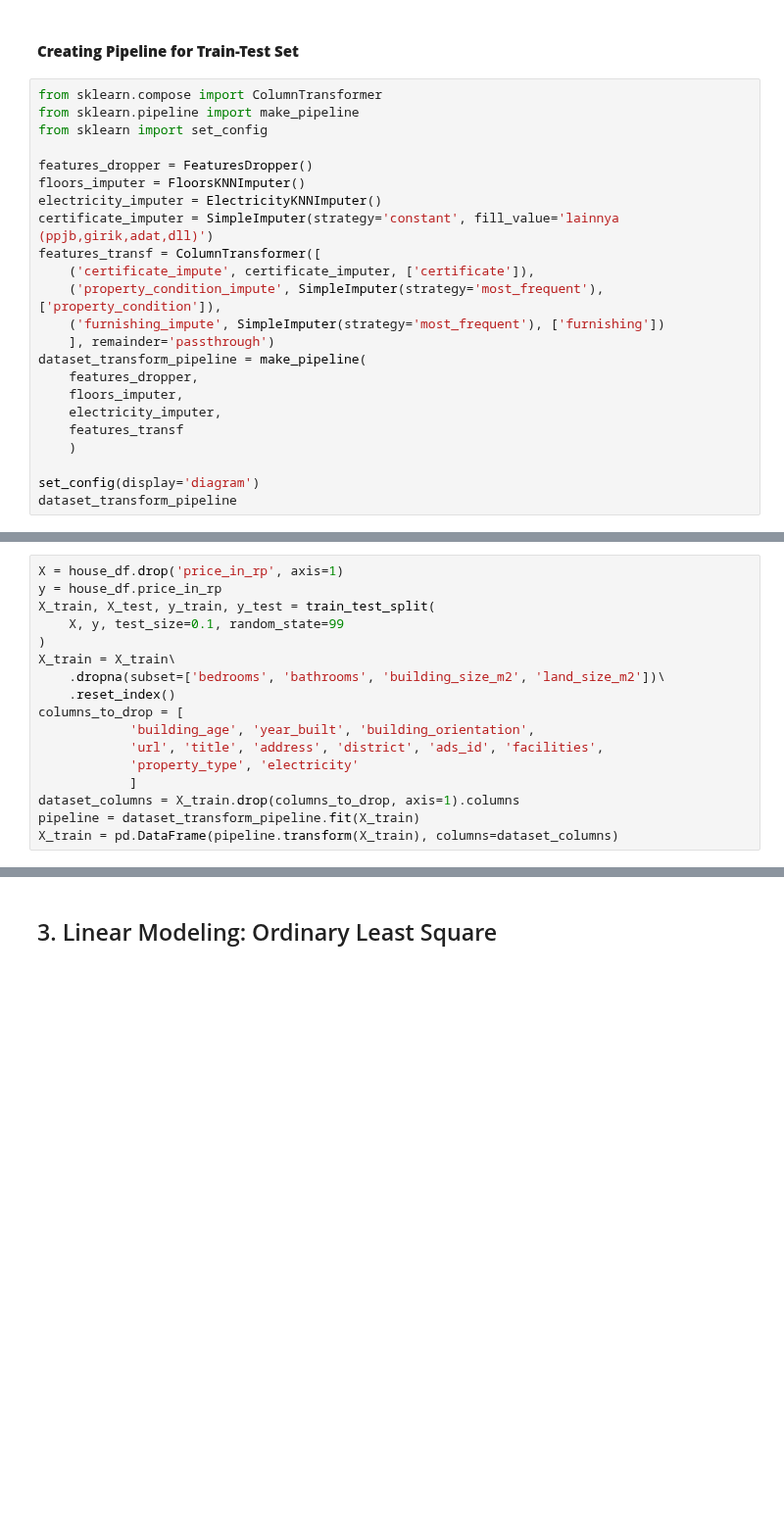
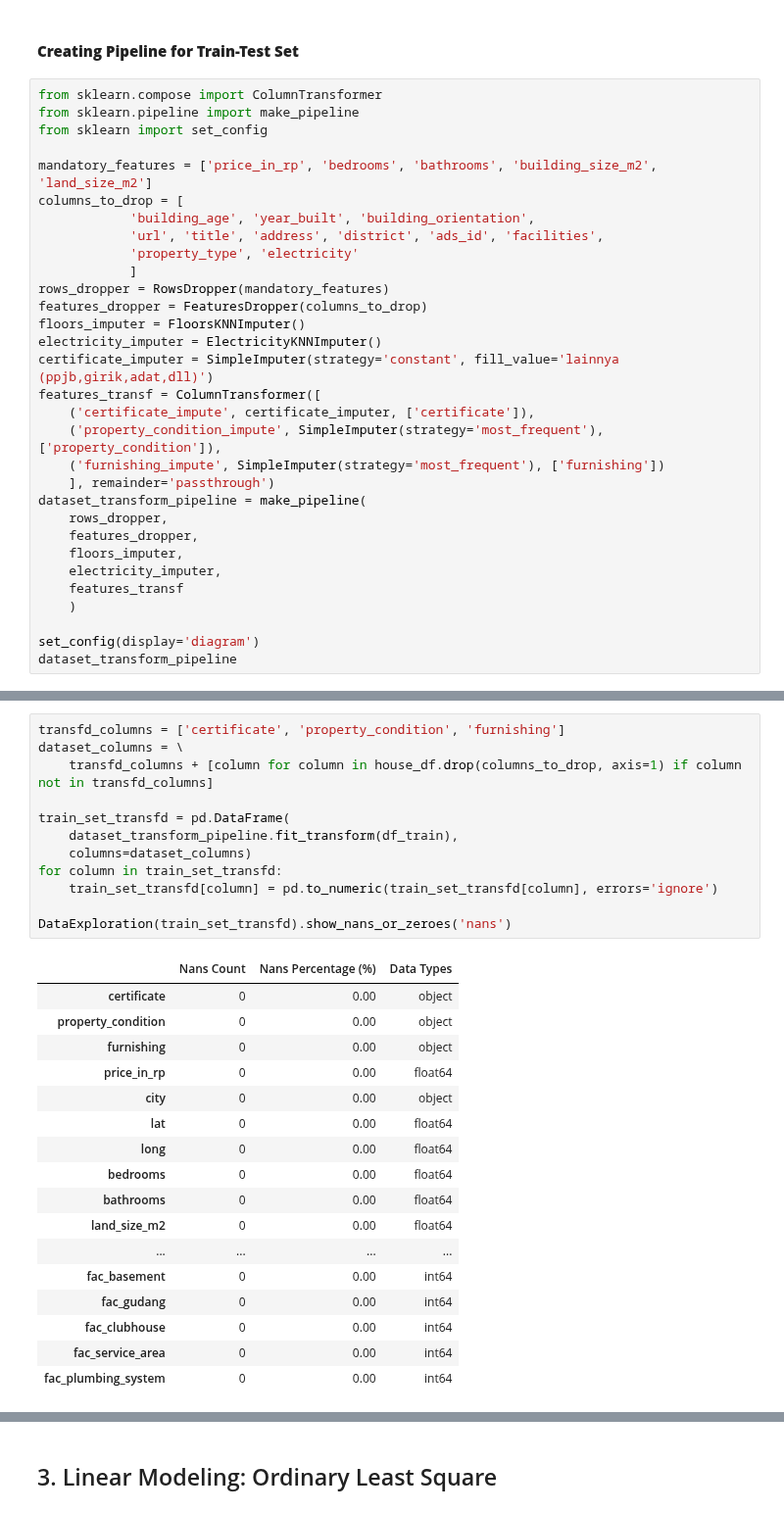
Before and after one commit to nbarizki/jabodetabekhousepricing, a Jupyter notebook: 3 - Linear Modeling of House Price.ipynb, the cells around one changed output, grey strips where cells are left out. Shown at 98% size. Drawn from its saved outputs; the diff is of its cells as text; blank space fills up the shorter version.

```diff
--- a/3 - Linear Modeling of House Price.ipynb
+++ b/3 - Linear Modeling of House Price.ipynb
@@ -250,7 +292,14 @@ from sklearn.compose import ColumnTransformer
 from sklearn.pipeline import make_pipeline
 from sklearn import set_config
 
-features_dropper = FeaturesDropper()
+mandatory_features = ['price_in_rp', 'bedrooms', 'bathrooms', 'building_size_m2', 'land_size_m2']
+columns_to_drop = [
+            'building_age', 'year_built', 'building_orientation',
+            'url', 'title', 'address', 'district', 'ads_id', 'facilities',
+            'property_type', 'electricity'
+            ]
+rows_dropper = RowsDropper(mandatory_features)
+features_dropper = FeaturesDropper(columns_to_drop)
 floors_imputer = FloorsKNNImputer()
 electricity_imputer = ElectricityKNNImputer()
 certificate_imputer = SimpleImputer(strategy='constant', fill_value='lainnya (ppjb,girik,adat,dll)')
@@ -260,6 +309,7 @@ features_transf = ColumnTransformer([
     ('furnishing_impute', SimpleImputer(strategy='most_frequent'), ['furnishing'])
     ], remainder='passthrough')
 dataset_transform_pipeline = make_pipeline(
+    rows_dropper,
     features_dropper,
     floors_imputer,
     electricity_imputer,
@@ -285,20 +336,3 @@ Pipeline(steps=[('featuresdropper', FeaturesDropper()),
                                                  ('furnishing_impute',
                                                   SimpleImputer(strategy='most_frequent'),
                                                   ['furnishing'])]))])
-# %%
-X = house_df.drop('price_in_rp', axis=1)
-y = house_df.price_in_rp
-X_train, X_test, y_train, y_test = train_test_split(
-    X, y, test_size=0.1, random_state=99
-)
-X_train = X_train\
-    .dropna(subset=['bedrooms', 'bathrooms', 'building_size_m2', 'land_size_m2'])\
-    .reset_index()
-columns_to_drop = [
-            'building_age', 'year_built', 'building_orientation',
-            'url', 'title', 'address', 'district', 'ads_id', 'facilities',
-            'property_type', 'electricity'
-            ]
-dataset_columns = X_train.drop(columns_to_drop, axis=1).columns
-pipeline = dataset_transform_pipeline.fit(X_train)
-X_train = pd.DataFrame(pipeline.transform(X_train), columns=dataset_columns)
@@ -348,0 +343,30 @@ Name: lat, Length: 3146, dtype: object
+# %%
+transfd_columns = ['certificate', 'property_condition', 'furnishing']
+dataset_columns = \
+    transfd_columns + [column for column in house_df.drop(columns_to_drop, axis=1) if column not in transfd_columns]
+
+train_set_transfd = pd.DataFrame(
+    dataset_transform_pipeline.fit_transform(df_train),
+    columns=dataset_columns)
+for column in train_set_transfd:
+    train_set_transfd[column] = pd.to_numeric(train_set_transfd[column], errors='ignore')
+
+DataExploration(train_set_transfd).show_nans_or_zeroes('nans')
+# %% [output]
+|  | Nans Count | Nans Percentage (%) | Data Types |
+| certificate | 0 | 0.00 | object |
+| property_condition | 0 | 0.00 | object |
+| furnishing | 0 | 0.00 | object |
+| price_in_rp | 0 | 0.00 | float64 |
+| city | 0 | 0.00 | object |
+| lat | 0 | 0.00 | float64 |
+| long | 0 | 0.00 | float64 |
+| bedrooms | 0 | 0.00 | float64 |
+| bathrooms | 0 | 0.00 | float64 |
+| land_size_m2 | 0 | 0.00 | float64 |
+| ... | ... | ... | ... |
+| fac_basement | 0 | 0.00 | int64 |
+| fac_gudang | 0 | 0.00 | int64 |
+| fac_clubhouse | 0 | 0.00 | int64 |
+| fac_service_area | 0 | 0.00 | int64 |
+| fac_plumbing_system | 0 | 0.00 | int64 |
```
Also changed, not shown: parts of 23 cells of this notebook, 7 other files.
